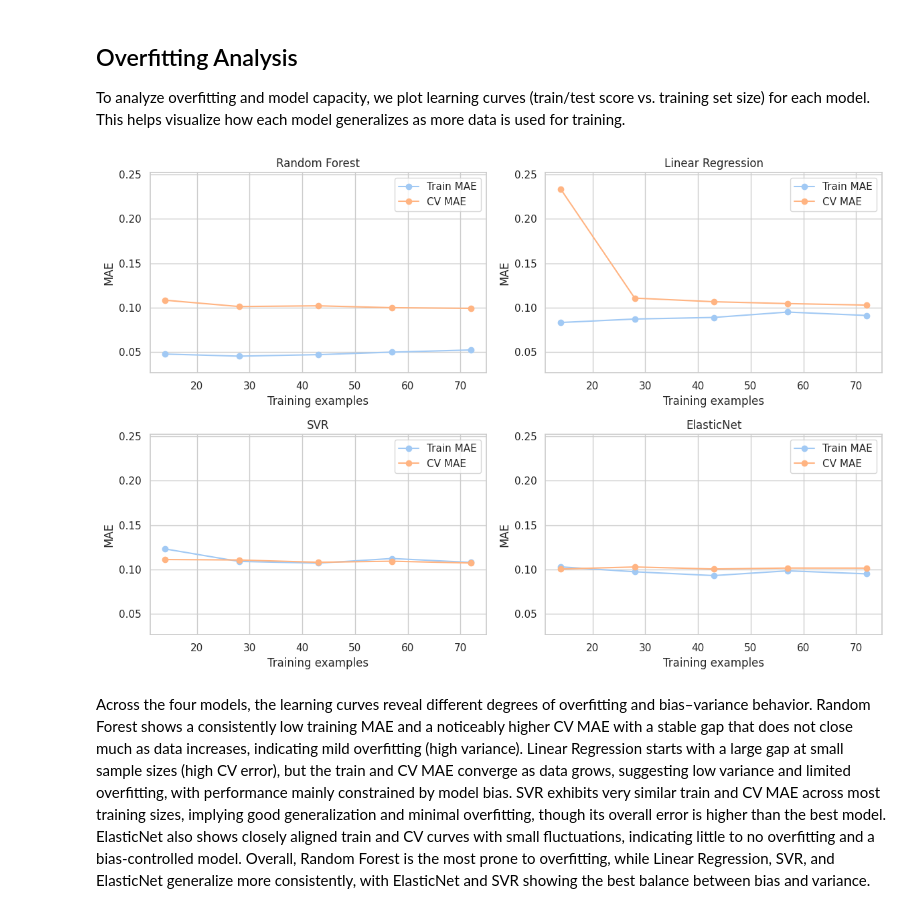
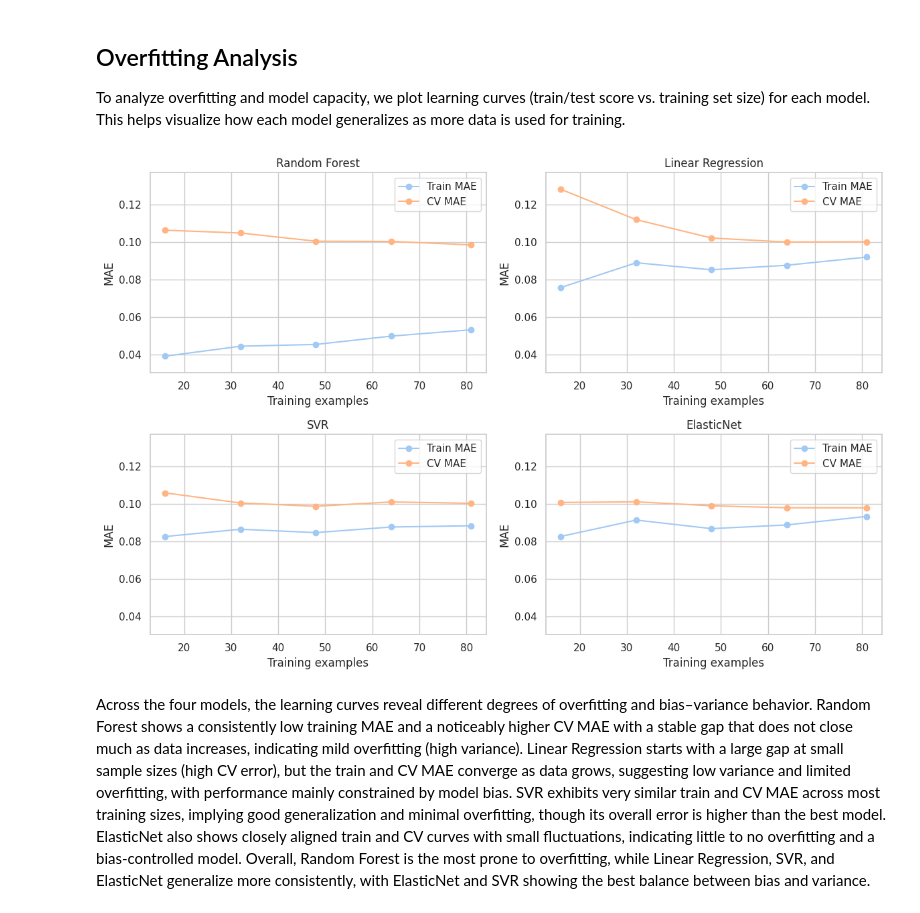
Before and after one commit to diogovenade/ac-wnba, a Jupyter notebook: src/ranking.ipynb, the cells around one changed output. Saved outputs shown, nothing was run; the diff lists cells and outputs as text; code cells hidden in the pictures.

```diff
--- a/src/ranking.ipynb
+++ b/src/ranking.ipynb
@@ -488,6 +488,14 @@ def get_learning_curve_scores(estimator, X, y, scoring='neg_mean_absolute_error'
     train_scores_mean = -np.mean(train_scores, axis=1)
     test_scores_mean = -np.mean(test_scores, axis=1)
     return train_sizes, train_scores_mean, test_scores_mean
+
+X_lc = X[selected_rfe_features]
+y_lc = y
+
+scaler_lc = StandardScaler()
+X_lc_scaled = scaler_lc.fit_transform(X_lc)
+
+X_lc = X_lc_scaled
 
 # Get scores for all models
 train_sizes_rf, train_rf, test_rf = get_learning_curve_scores(rf_rs.best_estimator_, X_lc, y_lc)
@@ -518,34 +526,34 @@ def plot_learning_curve(estimator, X, y, title, scoring='neg_mean_absolute_error
     plt.legend()
     plt.tight_layout()
     plt.show()
 
 # Plot all learning curves with the same y-axis scale, side by side
 fig, axes = plt.subplots(2, 2, figsize=(12, 8))
 model_info = [
     (rf_rs.best_estimator_, 'Random Forest', axes[0, 0]),
     (lr_model, 'Linear Regression', axes[0, 1]),
     (svr_rs.best_estimator_, 'SVR', axes[1, 0]),
     (enet_rs.best_estimator_, 'ElasticNet', axes[1, 1]),
 ]
 for estimator, title, ax in model_info:
     train_sizes, train_scores, test_scores = learning_curve(
         estimator, X_lc, y_lc, cv=3, scoring='neg_mean_absolute_error', n_jobs=-1,
         train_sizes=np.linspace(0.2, 1.0, 5), shuffle=True, random_state=42
     )
     train_scores_mean = -np.mean(train_scores, axis=1)
     test_scores_mean = -np.mean(test_scores, axis=1)
     ax.plot(train_sizes, train_scores_mean, 'o-', label='Train MAE')
     ax.plot(train_sizes, test_scores_mean, 'o-', label='CV MAE')
     ax.set_title(title)
     ax.set_xlabel('Training examples')
     ax.set_ylabel('MAE')
     ax.set_ylim(*ylim)
     ax.legend()
     ax.grid(True)
 plt.tight_layout()
 plt.show()
 # %% [output]
-[figure, old version]
+[figure, new version]
 # %% [markdown]
 Across the four models, the learning curves reveal different degrees of overfitting and bias–variance behavior. Random Forest shows a consistently low training MAE and a noticeably higher CV MAE with a stable gap that does not close much as data increases, indicating mild overfitting (high variance). Linear Regression starts with a large gap at small sample sizes (high CV error), but the train and CV MAE converge as data grows, suggesting low variance and limited overfitting, with performance mainly constrained by model bias. SVR exhibits very similar train and CV MAE across most training sizes, implying good generalization and minimal overfitting, though its overall error is higher than the best model. ElasticNet also shows closely aligned train and CV curves with small fluctuations, indicating little to no overfitting and a bias-controlled model. Overall, Random Forest is the most prone to overfitting, while Linear Regression, SVR, and ElasticNet generalize more consistently, with ElasticNet and SVR showing the best balance between bias and variance.
 # %% [markdown]
```
Also changed, not shown: parts of 3 cells of this notebook.
